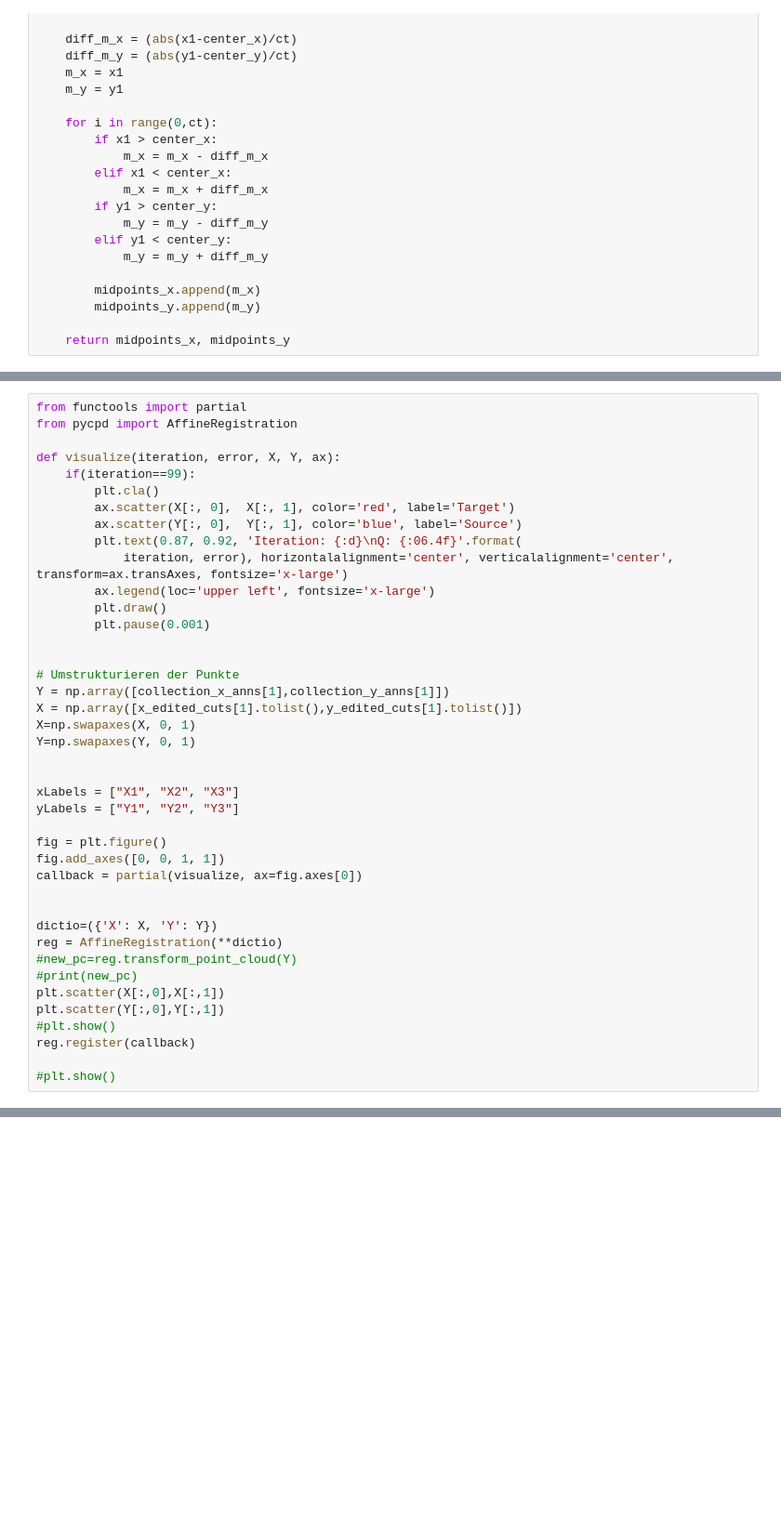
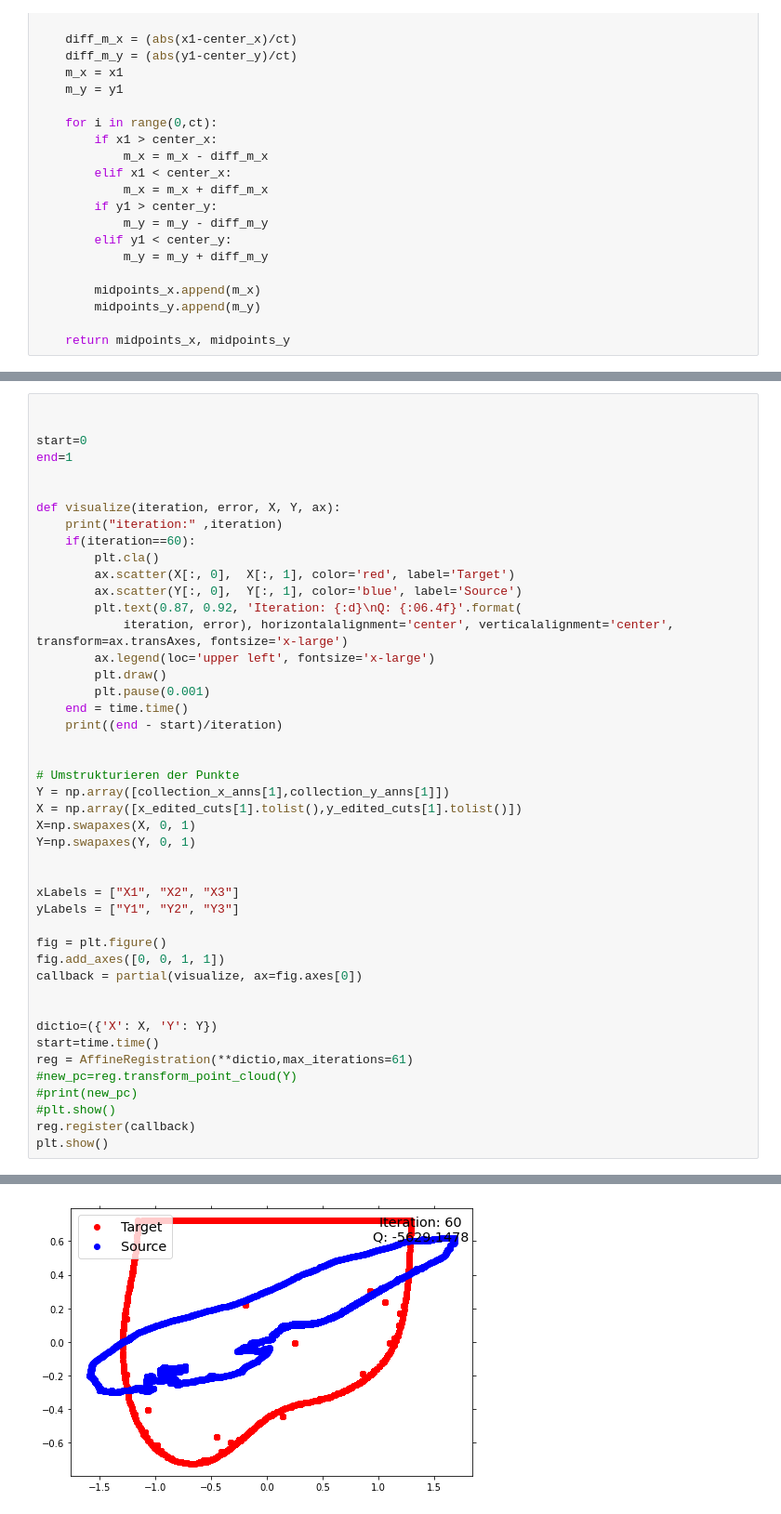
Before and after one commit to AlexHTW/mpi_beleg_4, a Jupyter notebook: registration.ipynb, the cells around one changed output, grey strips where cells are left out. Shown: that part at 93% size. Saved outputs shown, nothing was run; the diff lists cells and outputs as text; blank space fills up the shorter version.

```diff
--- a/registration.ipynb
+++ b/registration.ipynb
@@ -416,9 +414,13 @@ for i in range(0,len(x_edited_cuts)):
 # %%
-from functools import partial
-from pycpd import AffineRegistration
+
+
+start=0
+end=1
+
 
 def visualize(iteration, error, X, Y, ax):
-    if(iteration==99):
+    print("iteration:" ,iteration)
+    if(iteration==60):
         plt.cla()
         ax.scatter(X[:, 0],  X[:, 1], color='red', label='Target')
         ax.scatter(Y[:, 0],  Y[:, 1], color='blue', label='Source')
@@ -427,6 +429,8 @@ def visualize(iteration, error, X, Y, ax):
         ax.legend(loc='upper left', fontsize='x-large')
         plt.draw()
         plt.pause(0.001)
+    end = time.time()
+    print((end - start)/iteration)
 
 
 # Umstrukturieren der Punkte
@@ -445,12 +449,11 @@ callback = partial(visualize, ax=fig.axes[0])
 
 
 dictio=({'X': X, 'Y': Y})
-reg = AffineRegistration(**dictio)
+start=time.time()
+reg = AffineRegistration(**dictio,max_iterations=61)
 #new_pc=reg.transform_point_cloud(Y)
 #print(new_pc)
-plt.scatter(X[:,0],X[:,1])
-plt.scatter(Y[:,0],Y[:,1])
 #plt.show()
 reg.register(callback)
-
-#plt.show()
+plt.show()
+# %% [output]
@@ -456,0 +477 @@ reg.register(callback)
+[figure, added]
```
Also changed, not shown: parts of 12 cells of this notebook.
